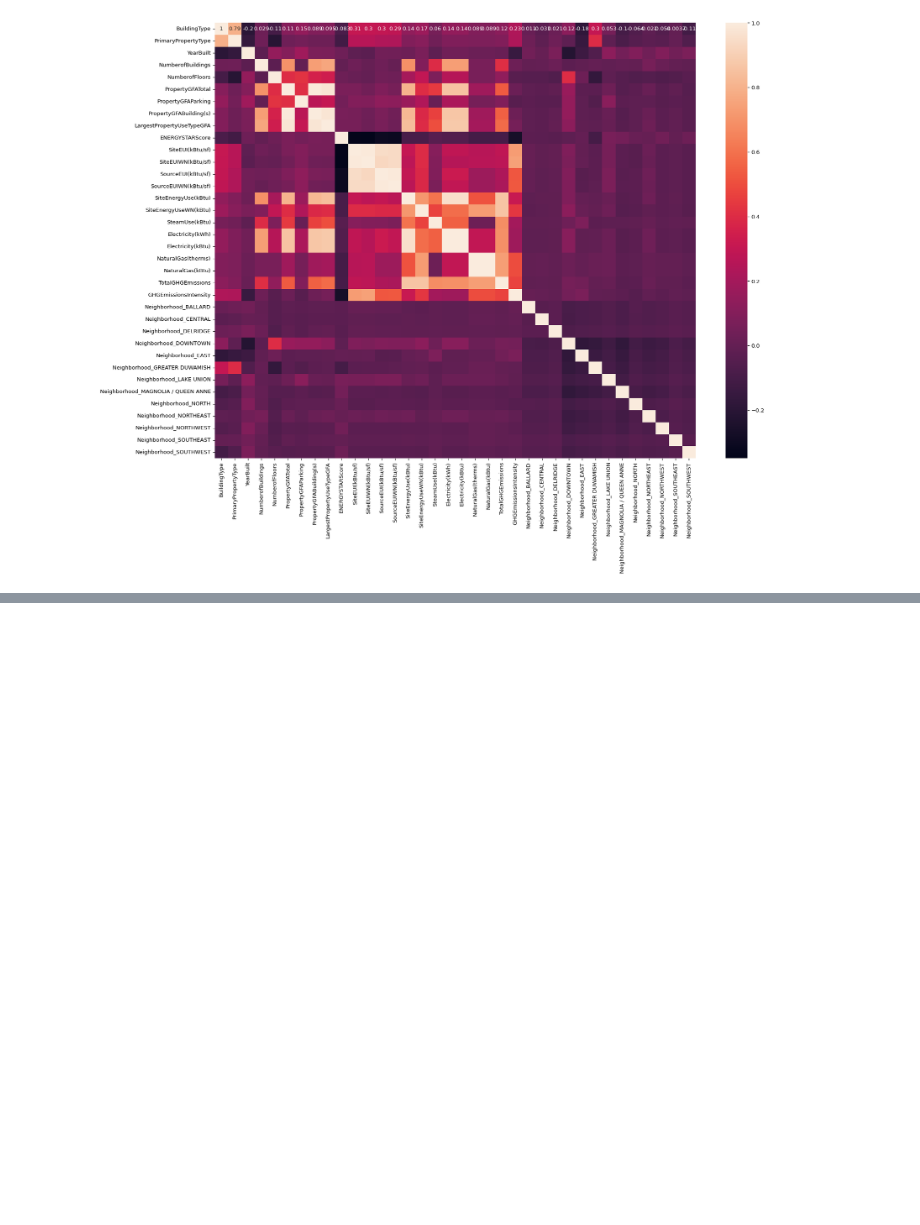
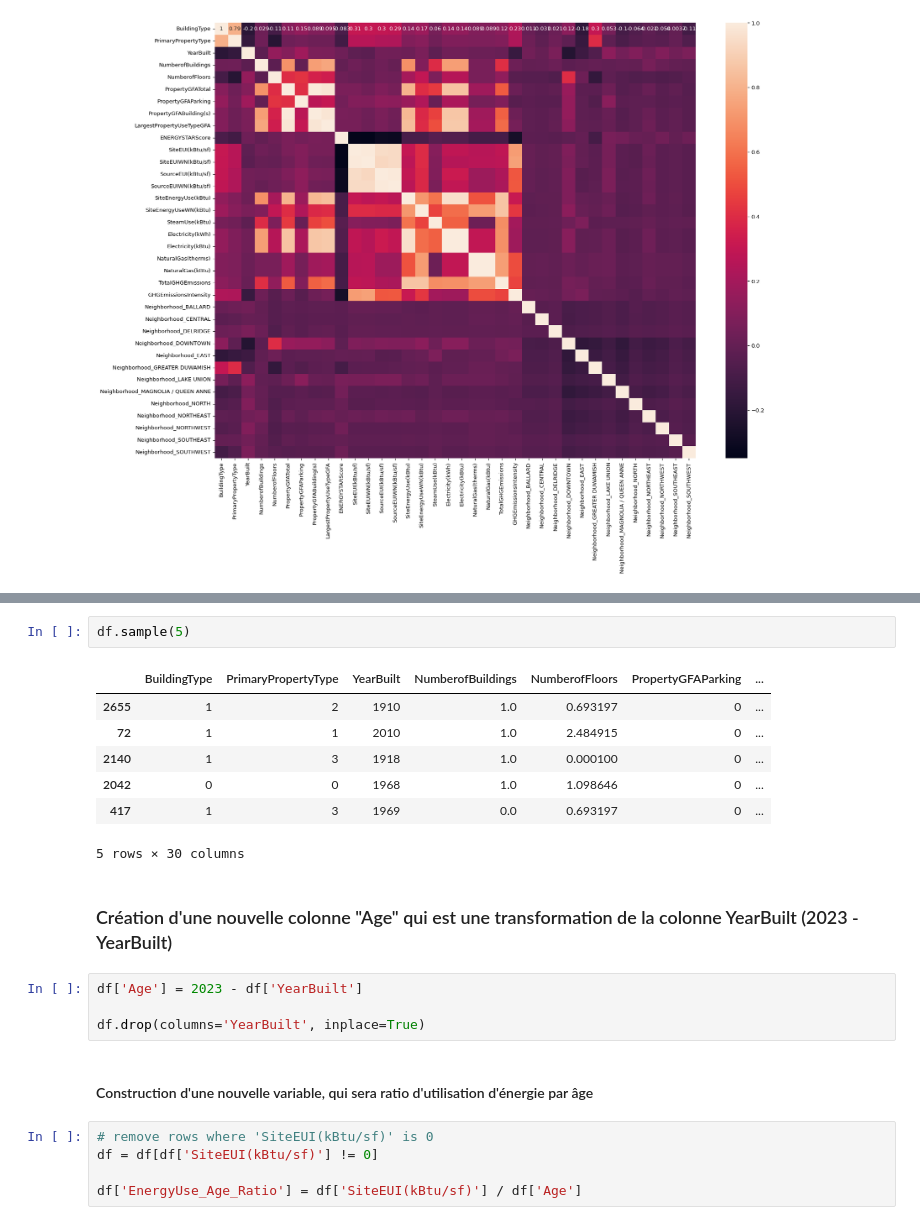
Before and after one commit to CharbonneauJean/OC-Projet3, a Jupyter notebook: analyse_exploratoire.ipynb, the cells around one changed output, grey strips where cells are left out. Cells and saved outputs as stored; diff of their text form; blank space fills up the shorter version.

```diff
--- a/analyse_exploratoire.ipynb
+++ b/analyse_exploratoire.ipynb
@@ -422,0 +486,23 @@ plt.show()
+# %%
+df.sample(5)
+# %% [output]
+|  | BuildingType | PrimaryPropertyType | YearBuilt | NumberofBuildings | NumberofFloors | PropertyGFAParking | ... |
+| 2655 | 1 | 2 | 1910 | 1.0 | 0.693197 | 0 | ... |
+| 72 | 1 | 1 | 2010 | 1.0 | 2.484915 | 0 | ... |
+| 2140 | 1 | 3 | 1918 | 1.0 | 0.000100 | 0 | ... |
+| 2042 | 0 | 0 | 1968 | 1.0 | 1.098646 | 0 | ... |
+| 417 | 1 | 3 | 1969 | 0.0 | 0.693197 | 0 | ... |
+5 rows × 30 columns
+# %% [markdown]
+### Création d'une nouvelle colonne "Age" qui est une transformation de la colonne YearBuilt (2023 - YearBuilt)
+# %%
+df['Age'] = 2023 - df['YearBuilt']
+
+df.drop(columns='YearBuilt', inplace=True)
+# %% [markdown]
+#### Construction d'une nouvelle variable, qui sera ratio d'utilisation d'énergie par âge
+# %%
+# remove rows where 'SiteEUI(kBtu/sf)' is 0
+df = df[df['SiteEUI(kBtu/sf)'] != 0]
+
+df['EnergyUse_Age_Ratio'] = df['SiteEUI(kBtu/sf)'] / df['Age']
```
Also changed, not shown: parts of 8 cells of this notebook, 1 other file.
